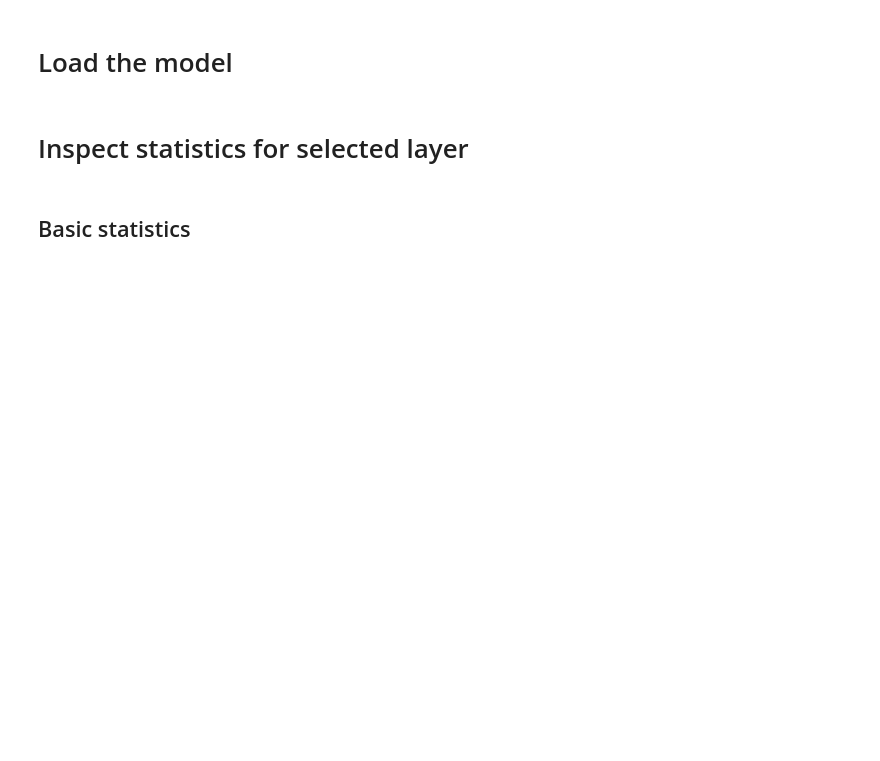
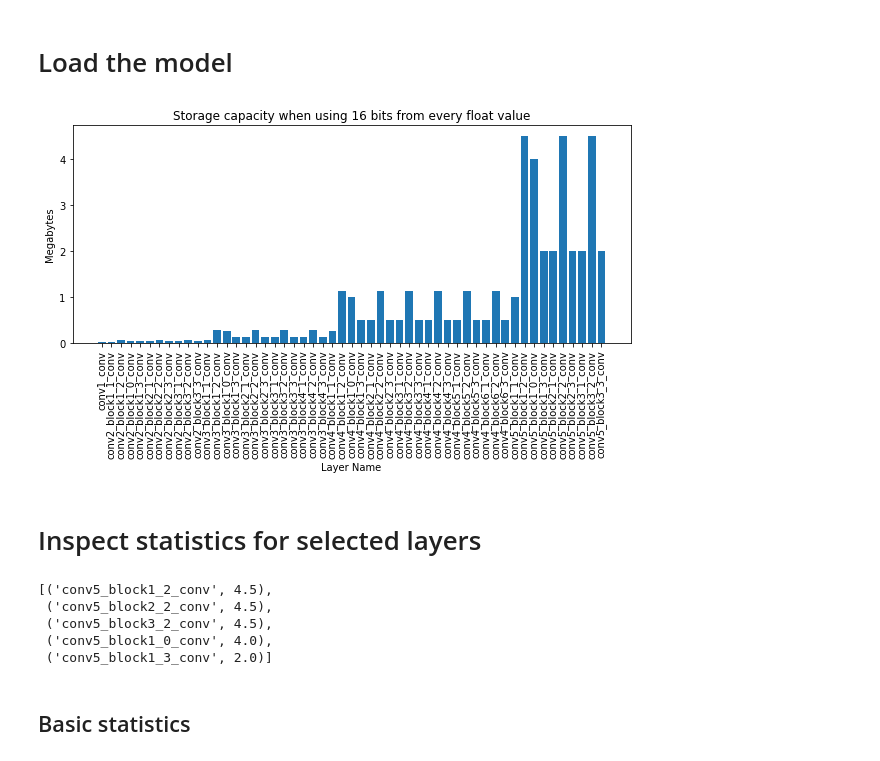
Before and after one commit to gaborvecsei/Neural-Network-Steganography, a Jupyter notebook: model_investigation.ipynb, the cells around one changed output. Cells and saved outputs as stored; diff of their text form; code cells hidden in the pictures; blank space fills up the shorter version.

Commit message:
multi layer stego investigation with generated data

```diff
--- a/model_investigation.ipynb
+++ b/model_investigation.ipynb
@@ -12,3 +13,7 @@ from stego import FloatBinary, str_to_bits, bits_to_str
+# %%
+# How many bits (LSB) to use from the fraction (mantissa) of the float values
+BITS_TO_USE = 16
+assert BITS_TO_USE <= 23, "Can't be bigger then 23 bits"
 # %% [markdown]
 # Load the model
 # %%
@@ -18,2 +21,19 @@ model = tf.keras.applications.ResNet50(include_top=True, weights="imagenet")
+# %%
+layers_storage_capacity_mb: Dict[str, int] = {}
+
+for l in model.layers:
+    if l.__class__.__name__ == "Conv2D":
+        nb_params = np.prod(l.get_weights()[0].shape)
+        capacity_in_bytes = np.floor((nb_params * BITS_TO_USE) / 8).astype(int)
+        layers_storage_capacity_mb[l.name] = capacity_in_bytes / float(1<<20)
+# %%
+fig, ax = plt.subplots(1, 1, figsize=(10, 4))
+ax.bar(layers_storage_capacity_mb.keys(), layers_storage_capacity_mb.values())
+ax.tick_params(axis='x', labelrotation = 90)
+ax.set_xlabel("Layer Name")
+ax.set_ylabel("Megabytes")
+ax.set_title(f"Storage capacity when using {BITS_TO_USE} bits from every float value");
+# %% [output]
+[figure, added]
 # %% [markdown]
-# Inspect statistics for selected layer
+# Inspect statistics for selected layers
@@ -23,0 +40,9 @@ selected_layer_weights = model.get_layer(layer_name).weights[0].numpy().ravel()
+# %%
+# Layers with the most storage capacity
+sorted(layers_storage_capacity_mb.items(), key=lambda x: x[1], reverse=True)[:5]
+# %% [output]
+[('conv5_block1_2_conv', 4.5),
+ ('conv5_block2_2_conv', 4.5),
+ ('conv5_block3_2_conv', 4.5),
+ ('conv5_block1_0_conv', 4.0),
+ ('conv5_block1_3_conv', 2.0)]
```
Also changed, not shown: parts of 34 cells of this notebook, 1 other file.
